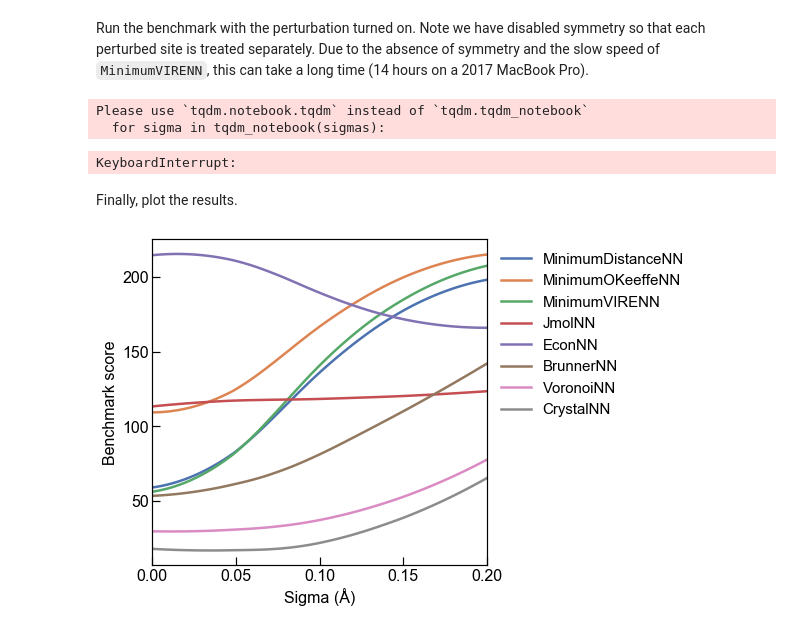
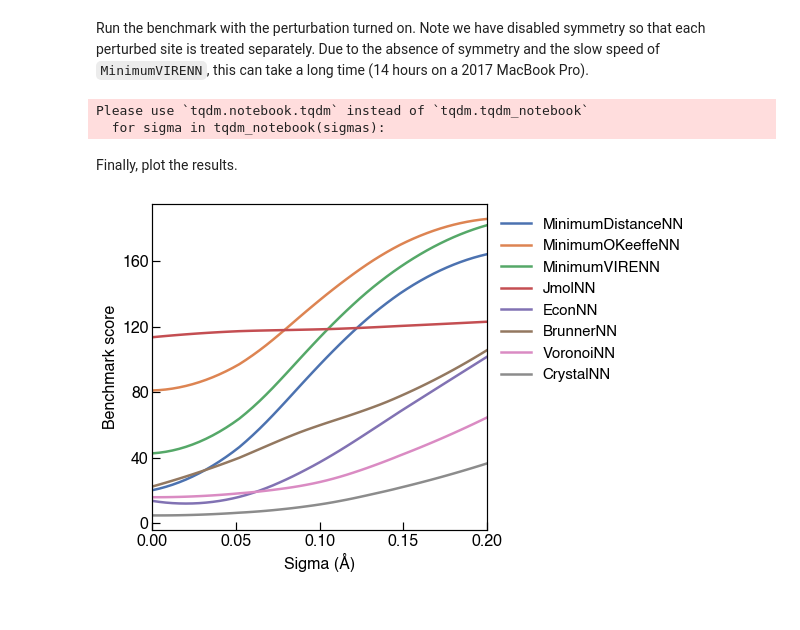
Before and after one commit to hackingmaterials/materials-coord, a Jupyter notebook: examples/perturbation-analysis.ipynb, the cells around one changed output. Drawn from its saved outputs; the diff is of its cells as text; code cells hidden in the pictures.

```diff
--- a/examples/perturbation-analysis.ipynb
+++ b/examples/perturbation-analysis.ipynb
@@ -41,7 +41,7 @@ import numpy as np
 
 initial_sigma = 0
 final_sigma = 0.2
-nsteps = 100
+nsteps = 51
 
 sigmas = np.linspace(initial_sigma, final_sigma, nsteps)
 # %% [markdown]
@@ -57,7 +57,6 @@ for sigma in tqdm_notebook(sigmas):
 # %% [output]
 Please use `tqdm.notebook.tqdm` instead of `tqdm.tqdm_notebook`
   for sigma in tqdm_notebook(sigmas):
-KeyboardInterrupt:
 # %% [markdown]
 Finally, plot the results.
 # %%
@@ -79,39 +78,40 @@ style = {
     "ytick.major.size": 8, "ytick.minor.size": 4, "lines.linewidth": 2.5,
     "lines.markersize": 10, "axes.linewidth": 1.2, "xtick.major.width": 1.2,
     "xtick.minor.width": 1.2, "ytick.major.width": 1.2, "ytick.minor.width": 1.2,
+    "pdf.fonttype":42
 }
 
 nn_method_mapping = {"BrunnerNN_reciprocal": "BrunnerNN"}
 colors = sns.color_palette("deep")
 order = [5, 6, 7, 2, 1, 0, 4, 3]
 
 plt.style.use(style)
 fig = plt.figure(figsize=(6, 6))
 ax = plt.gca()
 
 for i, x in enumerate(order):
     method = nn_methods[x]
     y_vals = plt_results[x]
 
     name = method.__class__.__name__
     c = colors[i]
     name = nn_method_mapping.get(name, name)
 
     # smooth the lines with a double pass through a savgol filter
     # more ideal would be to take averages accross multiple runs
     # but due to the time taken to generate the data this is impractical
-    y_vals = savgol_filter(y_vals, 49, 2)
-    y_vals = savgol_filter(y_vals, 49, 2)
+    y_vals = savgol_filter(y_vals, 27, 2)
+    y_vals = savgol_filter(y_vals, 27, 2)
 
     ax.plot(sigmas, y_vals, label=name, c=c)
 
 ax.set(ylabel="Benchmark score", xlabel="Sigma (Å)")
 ax.set_xlim((0, 0.2))
 
 ax.yaxis.set_major_locator(ticker.MaxNLocator(5))
 
 plt.legend(loc='upper left', bbox_to_anchor=(1, 1), frameon=False, fontsize=15)
 plt.savefig(os.path.join("plots", "perturbation-tolerance.pdf"), bbox_inches="tight")
 plt.show()
 # %% [output]
-[figure, old version]
+[figure, new version]
```
Also changed, not shown: 17 other files.
